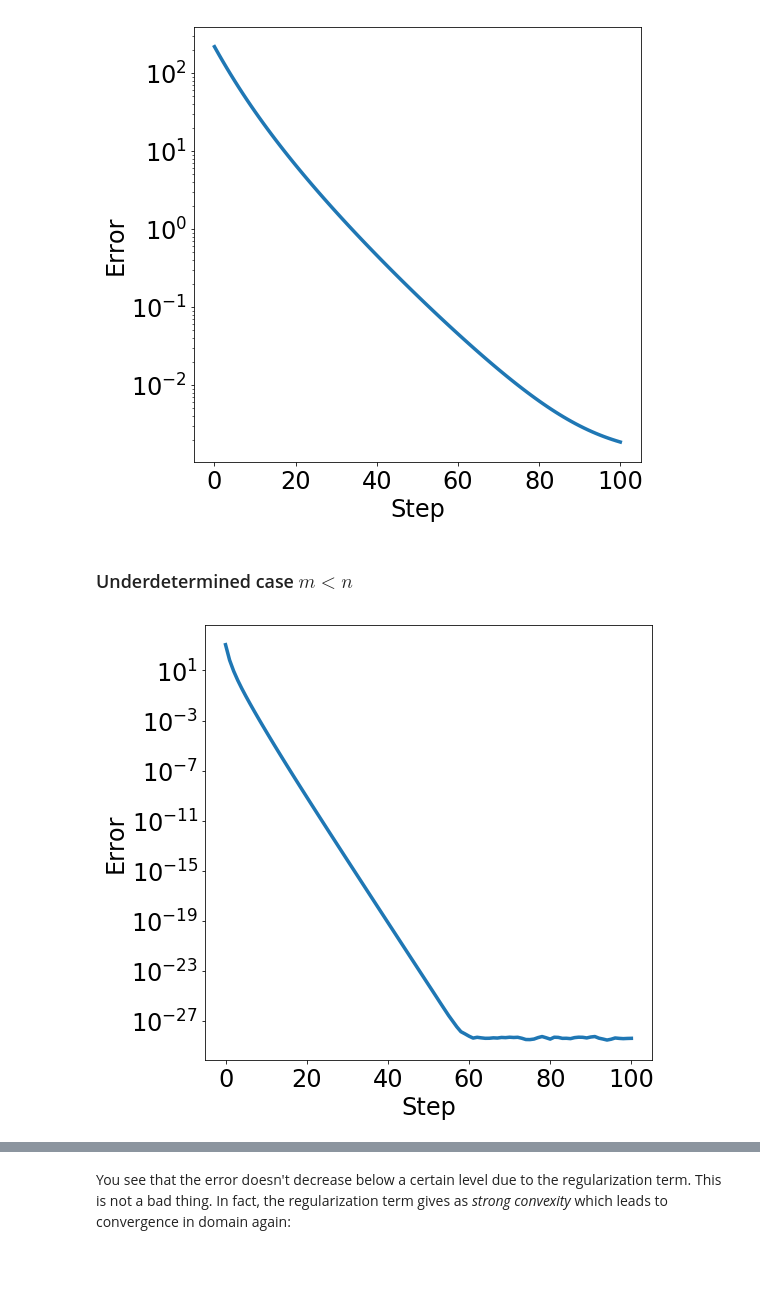
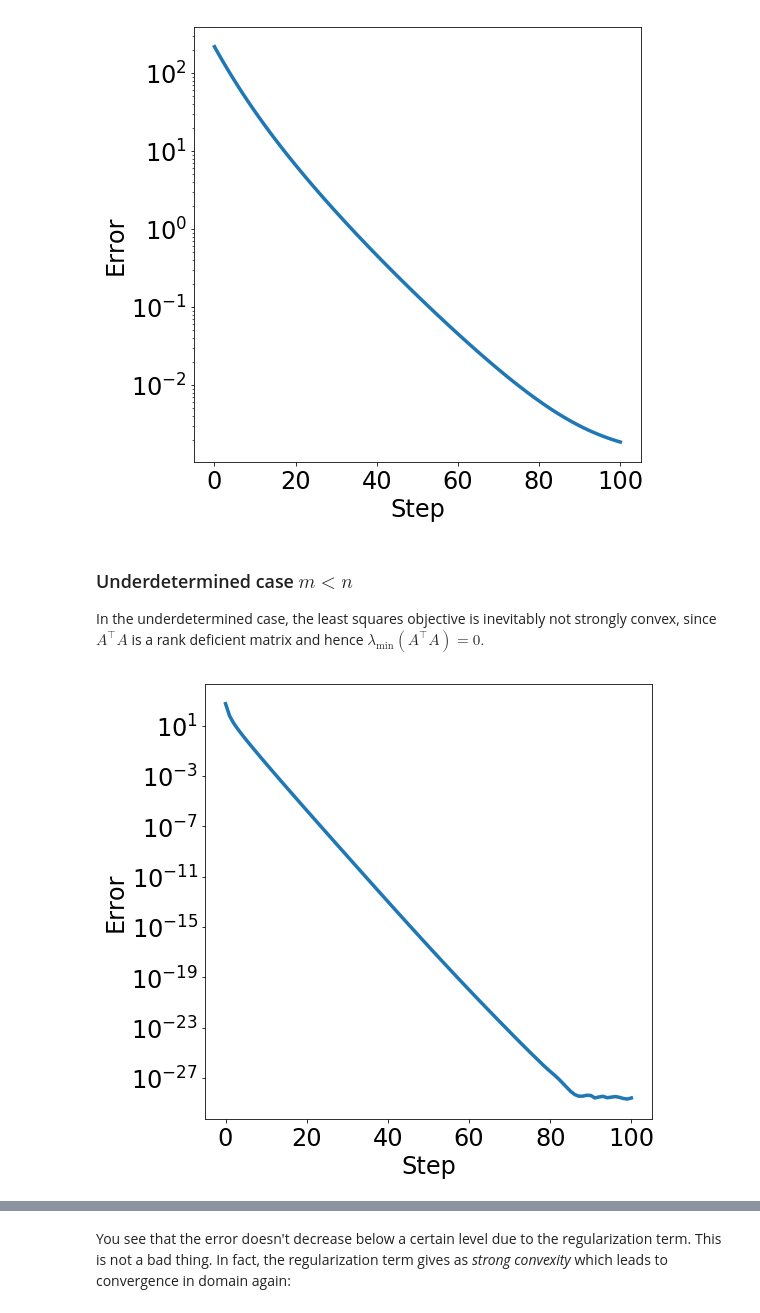
Before and after one commit to ee227c/ee227c.github.io, a Jupyter notebook: code/lecture4.ipynb, the cells around one changed output, grey strips where cells are left out. Cells and saved outputs as stored; diff of their text form; code cells hidden in the pictures; blank space fills up the shorter version.

```diff
--- a/code/lecture4.ipynb
+++ b/code/lecture4.ipynb
@@ -119,9 +138,11 @@ $$
 # %%
 def least_squares(A, b, x):
+    """Least squares objective."""
     return (0.5/m) * np.linalg.norm(A.dot(x)-b)**2
 
 def least_squares_gradient(A, b, x):
-    return np.ones(m).dot(np.diag(A.dot(x)-b).dot(A))/m
+    """Gradient of least squares objective at x."""
+    return A.T.dot(A.dot(x)-b)/m
 # %% [markdown]
 ### Overdetermined case $m\ge n$
 # %%
@@ -145,18 +171,21 @@ _ = plt.plot(range(len(xs)), [np.linalg.norm(noise)**2]*len(xs))
 error_plot([np.linalg.norm(x-x_opt)**2 for x in xs])
 # %% [output]
 [figure]
-# %% [markdown]
-### Underdetermined case $m < n$
+# %% [markdown]
+### Underdetermined case $m < n$
+
+In the underdetermined case, the least squares objective is inevitably not strongly convex, since $A^\top A$ is a rank deficient matrix and hence $\lambda_{\mathrm{min}}(A^\top A)=0.$
 # %%
 m, n = 100, 1000
 A = np.random.normal(0, 1, (m, n))
-x_opt = np.random.normal(0, 1, n)
-b = A.dot(x_opt)
+b = np.random.normal(0, 1, m)
+# The least norm solution is given by the pseudo-inverse
+x_opt = np.linalg.pinv(A).dot(b)
 objective = lambda x: least_squares(A, b, x)
 gradient = lambda x: least_squares_gradient(A, b, x)
 x0 = np.random.normal(0, 1, n)
-xs = gradient_descent(x0, [0.09]*100, gradient)
+xs = gradient_descent(x0, [0.1]*100, gradient)
 error_plot([objective(x) for x in xs])
 # %% [output]
-[figure, old version]
+[figure, new version]
 # %% [markdown]
```
Also changed, not shown: parts of 28 cells of this notebook, 1 other file.
